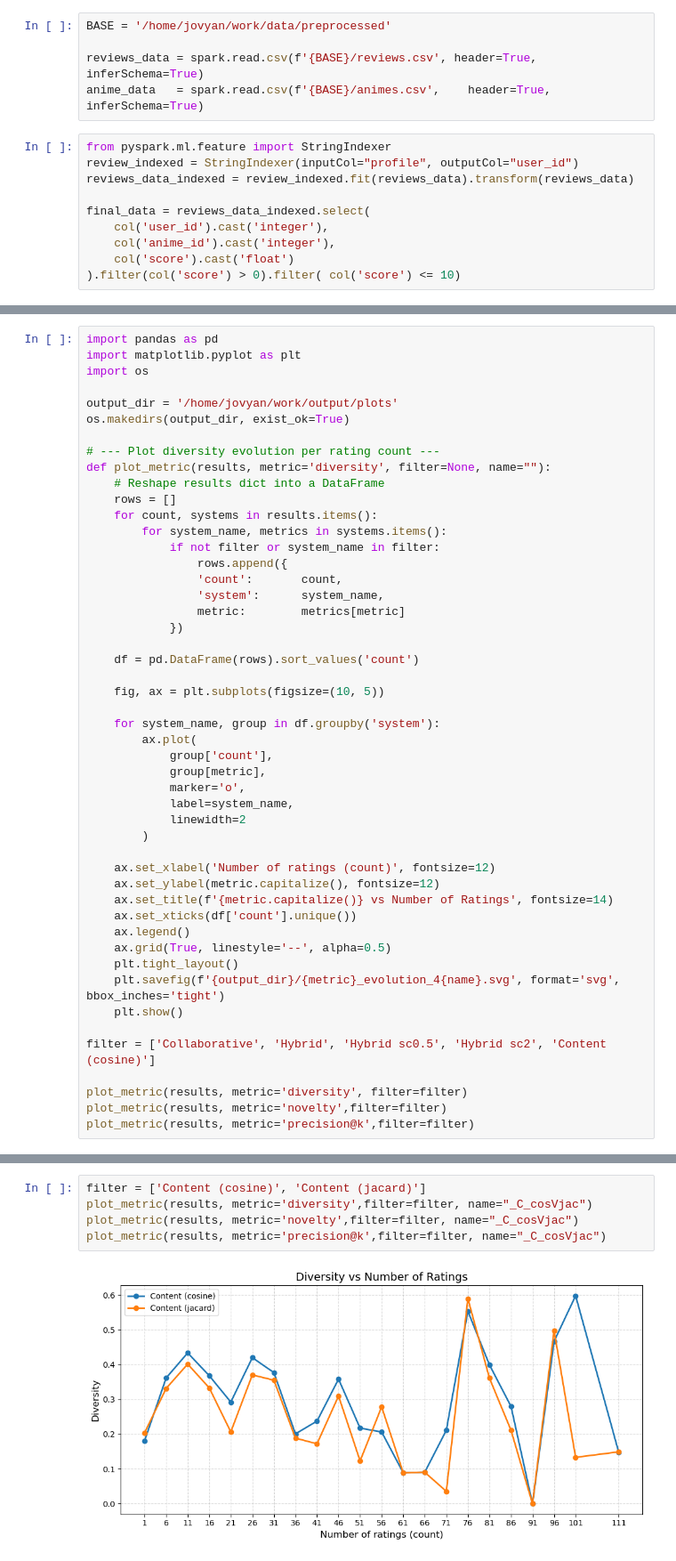
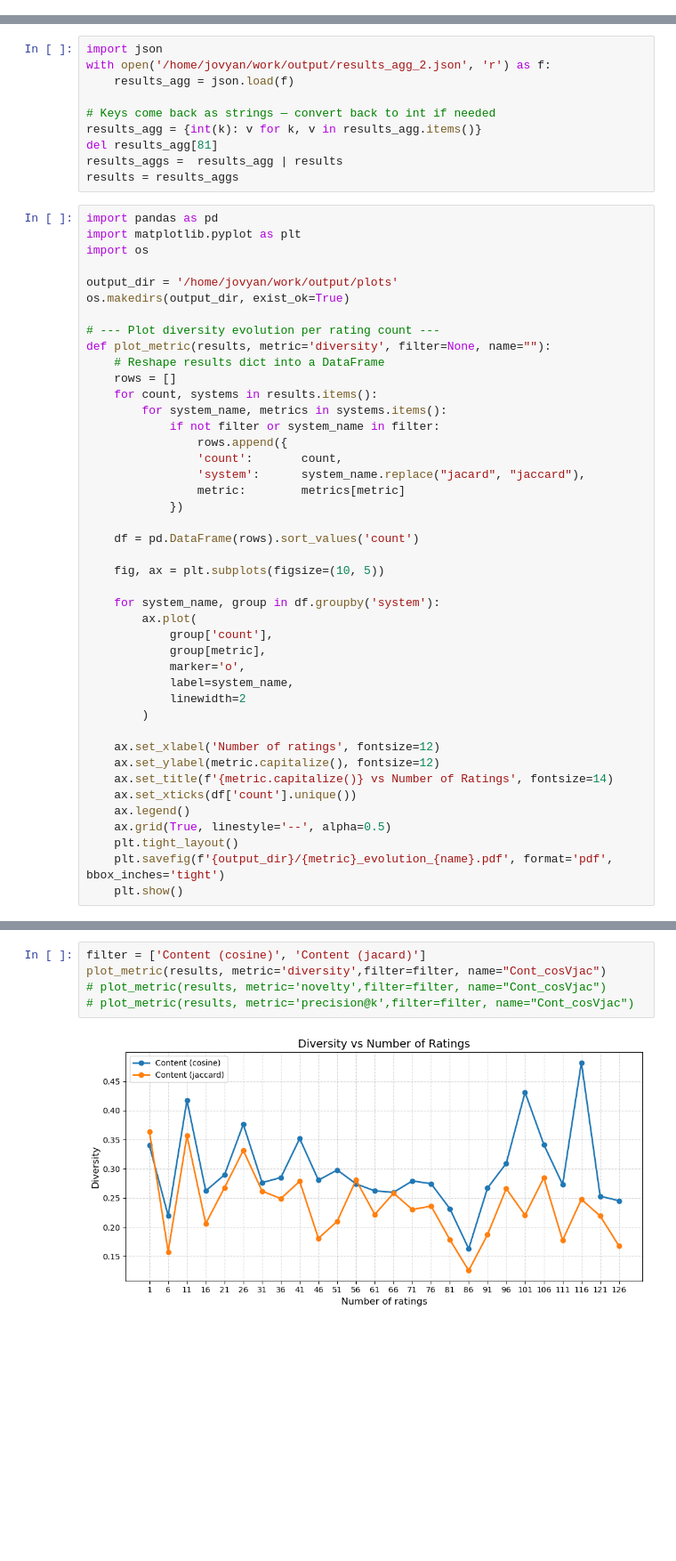
Before and after one commit to W-Vermeersch/Scalable, a Jupyter notebook: notebooks/plotting_rating_numbers.ipynb, the cells around one changed output, grey strips where cells are left out. Shown at 89% size. Saved outputs shown, nothing was run; the diff lists cells and outputs as text; blank space fills up the shorter version.

```diff
--- a/notebooks/plotting_rating_numbers.ipynb
+++ b/notebooks/plotting_rating_numbers.ipynb
@@ -13,21 +3,6 @@ print('Spark UI: http://localhost:4040')
 # %% [output]
 Spark version: 3.5.0
 Spark UI: http://localhost:4040
-# %%
-BASE = '/home/jovyan/work/data/preprocessed'
-
-reviews_data = spark.read.csv(f'{BASE}/reviews.csv', header=True, inferSchema=True)
-anime_data   = spark.read.csv(f'{BASE}/animes.csv',    header=True, inferSchema=True)
-# %%
-from pyspark.ml.feature import StringIndexer
-review_indexed = StringIndexer(inputCol="profile", outputCol="user_id")
-reviews_data_indexed = review_indexed.fit(reviews_data).transform(reviews_data)
-
-final_data = reviews_data_indexed.select(
-    col('user_id').cast('integer'),
-    col('anime_id').cast('integer'),
-    col('score').cast('float')
-).filter(col('score') > 0).filter( col('score') <= 10)
 # %%
 from recommenders import train_item_item, get_similar_items_for_user, jaccard_matrix
 from pyspark.ml.recommendation import ALSModel
@@ -208,3 +229,13 @@ User 30 | count 111
+# %%
+import json
+with open('/home/jovyan/work/output/results_agg_2.json', 'r') as f:
+    results_agg = json.load(f)
+
+# Keys come back as strings — convert back to int if needed
+results_agg = {int(k): v for k, v in results_agg.items()}
+del results_agg[81]
+results_aggs =  results_agg | results
+results = results_aggs
 # %%
 import pandas as pd
 import matplotlib.pyplot as plt
@@ -222,7 +253,7 @@ def plot_metric(results, metric='diversity', filter=None, name=""):
             if not filter or system_name in filter:
                 rows.append({
                 'count':       count,
-                'system':      system_name,
+                'system':      system_name.replace("jacard", "jaccard"),
                 metric:        metrics[metric]
             })
 
@@ -239,18 +270,12 @@ def plot_metric(results, metric='diversity', filter=None, name=""):
             linewidth=2
         )
 
-    ax.set_xlabel('Number of ratings (count)', fontsize=12)
+    ax.set_xlabel('Number of ratings', fontsize=12)
     ax.set_ylabel(metric.capitalize(), fontsize=12)
     ax.set_title(f'{metric.capitalize()} vs Number of Ratings', fontsize=14)
     ax.set_xticks(df['count'].unique())
     ax.legend()
     ax.grid(True, linestyle='--', alpha=0.5)
     plt.tight_layout()
-    plt.savefig(f'{output_dir}/{metric}_evolution_4{name}.svg', format='svg', bbox_inches='tight')
+    plt.savefig(f'{output_dir}/{metric}_evolution_{name}.pdf', format='pdf', bbox_inches='tight')
     plt.show()
-
-filter = ['Collaborative', 'Hybrid', 'Hybrid sc0.5', 'Hybrid sc2', 'Content (cosine)']
-
-plot_metric(results, metric='diversity', filter=filter)
-plot_metric(results, metric='novelty',filter=filter)
-plot_metric(results, metric='precision@k',filter=filter)
@@ -270,7 +298,7 @@ plot_metric(results, metric='precision@k',filter=filter, name="_H_simVjac")
 # %%
 filter = ['Content (cosine)', 'Content (jacard)']
-plot_metric(results, metric='diversity',filter=filter, name="_C_cosVjac")
-plot_metric(results, metric='novelty',filter=filter, name="_C_cosVjac")
-plot_metric(results, metric='precision@k',filter=filter, name="_C_cosVjac")
+plot_metric(results, metric='diversity',filter=filter, name="Cont_cosVjac")
+# plot_metric(results, metric='novelty',filter=filter, name="Cont_cosVjac")
+# plot_metric(results, metric='precision@k',filter=filter, name="Cont_cosVjac")
 # %% [output]
-[figure, old version]
+[figure, new version]
```
Also changed, not shown: parts of 11 cells of this notebook, 9 other files.
